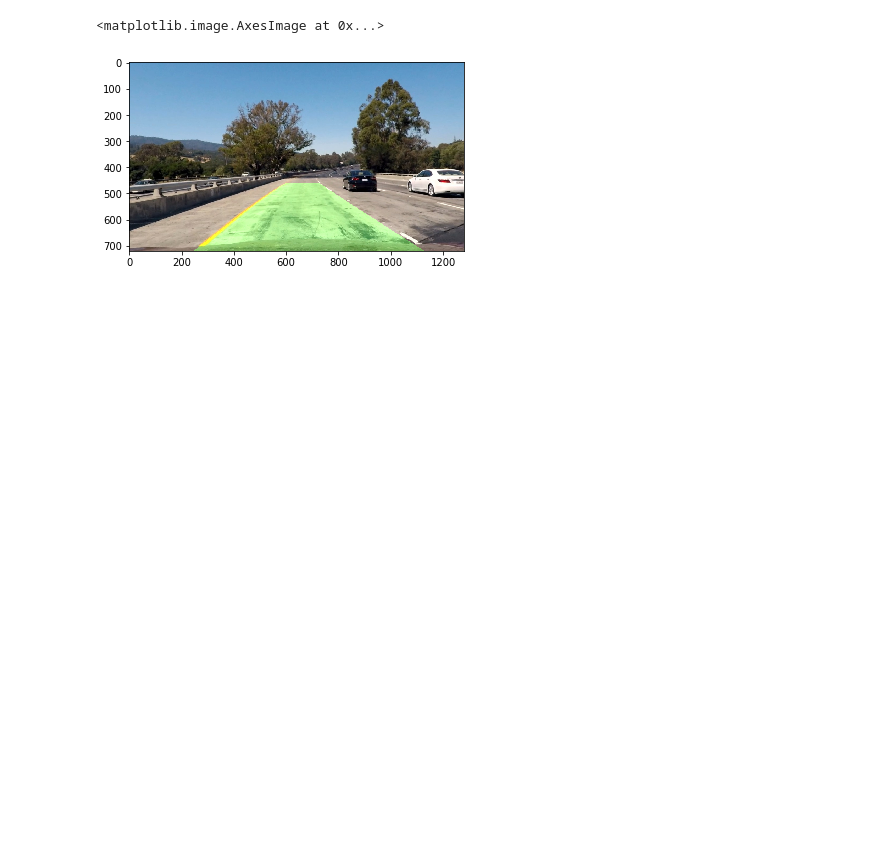
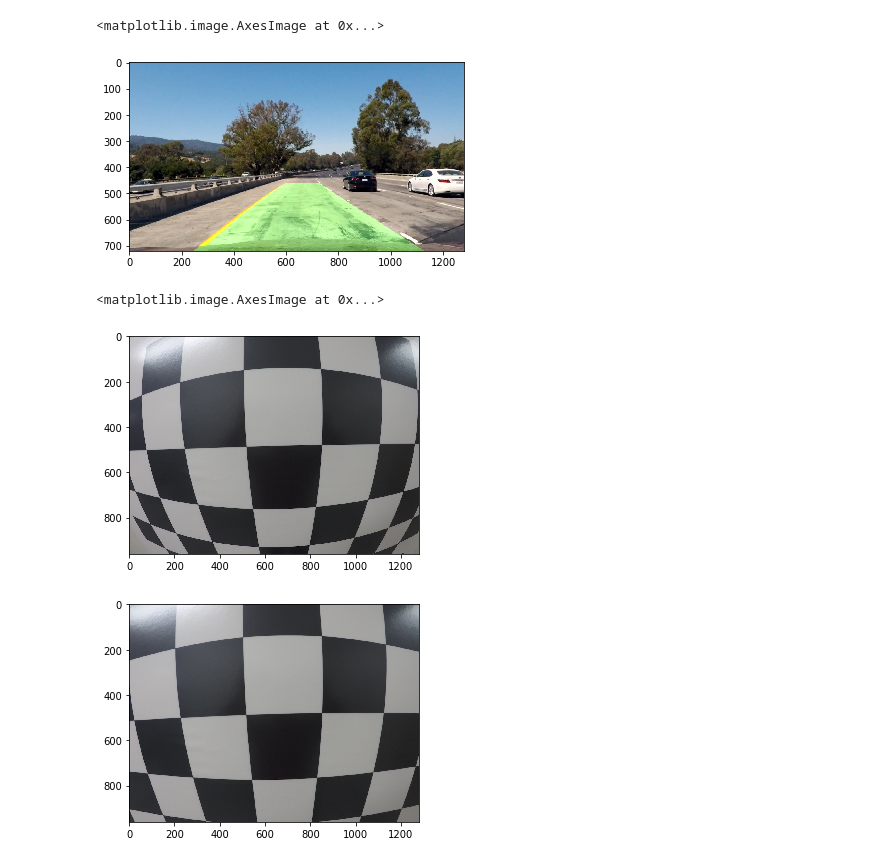
Before and after one commit to knguyen0105/CarND-Advanced-Lane-Lines, a Jupyter notebook: advanced-lane-finding.ipynb, the cells around one changed output. Cells and saved outputs as stored; diff of their text form; code cells hidden in the pictures; blank space fills up the shorter version.

```diff
--- a/advanced-lane-finding.ipynb
+++ b/advanced-lane-finding.ipynb
@@ -478,6 +501,20 @@ plt.imshow(process(img))
 # %% [output]
 <matplotlib.image.AxesImage at 0x...>
 [figure]
+# %%
+objpoints, imgpoints = collect_caliberation_points()
+ret, mtx, dist, rvecs, tvecs = cv2.calibrateCamera(objpoints, imgpoints, img_size, None, None)
+
+img = mpimg.imread('camera_cal/test_image.jpg')
+undist_img = undist(img)
+plt.figure()
+plt.imshow(img)
+plt.figure()
+plt.imshow(undist_img)
+# %% [output]
+<matplotlib.image.AxesImage at 0x...>
+[figure, added]
+[figure, added]
 # %%
 img = mpimg.imread('test_images/test1.jpg')
 undist_img = undist(img)
```
Also changed, not shown: parts of 16 cells of this notebook.
